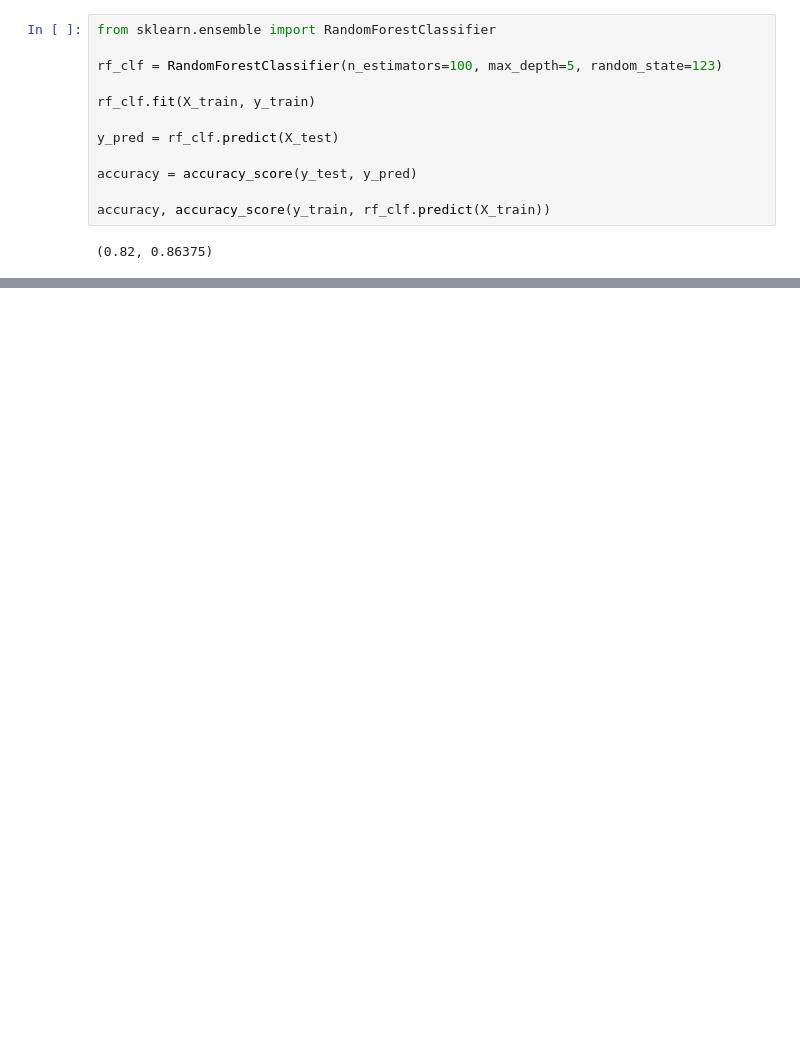
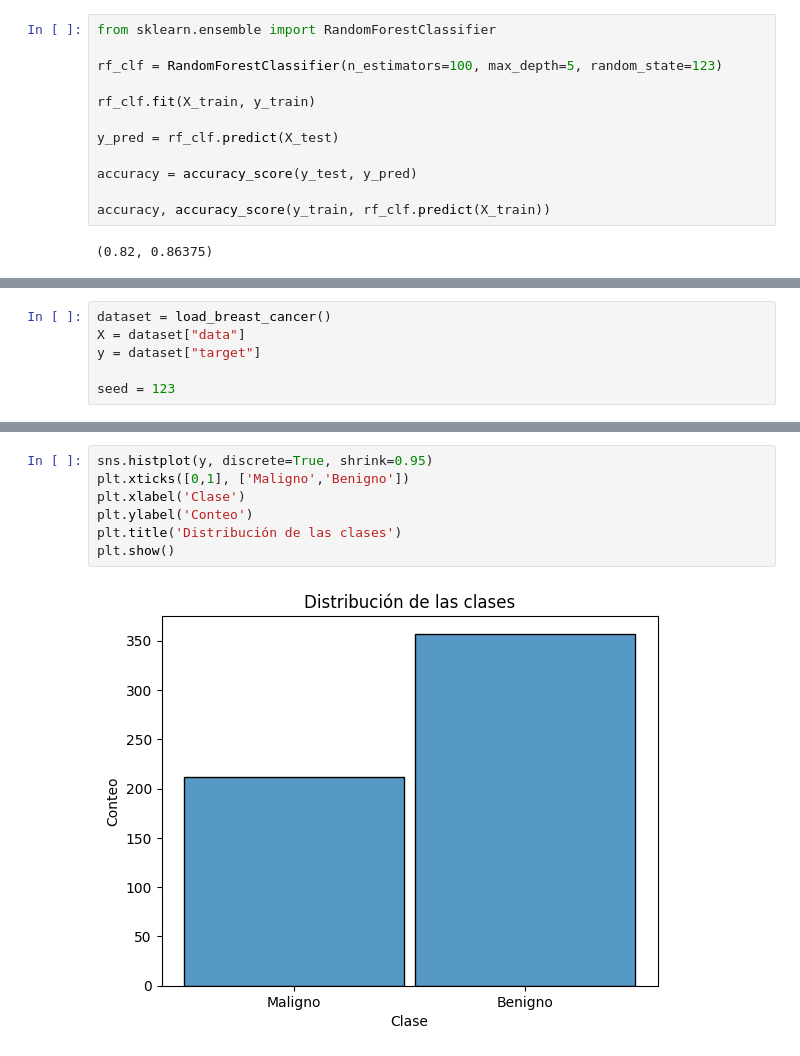
Before and after one commit to RodrigoRiveraRico/data_science_FCiencias, a Jupyter notebook: Clase_8/Clase_8.ipynb, the cells around one changed output, grey strips where cells are left out. Drawn from its saved outputs; the diff is of its cells as text; blank space fills up the shorter version.

```diff
--- a/Clase_8/Clase_8.ipynb
+++ b/Clase_8/Clase_8.ipynb
@@ -128,0 +156,6 @@ accuracy, accuracy_score(y_train, rf_clf.predict(X_train))
+# %%
+dataset = load_breast_cancer()
+X = dataset["data"]
+y = dataset["target"]
+
+seed = 123
@@ -128,0 +168,9 @@ accuracy, accuracy_score(y_train, rf_clf.predict(X_train))
+# %%
+sns.histplot(y, discrete=True, shrink=0.95)
+plt.xticks([0,1], ['Maligno','Benigno'])
+plt.xlabel('Clase')
+plt.ylabel('Conteo')
+plt.title('Distribución de las clases')
+plt.show()
+# %% [output]
+[figure, added]
```
Also changed, not shown: parts of 41 cells of this notebook.
